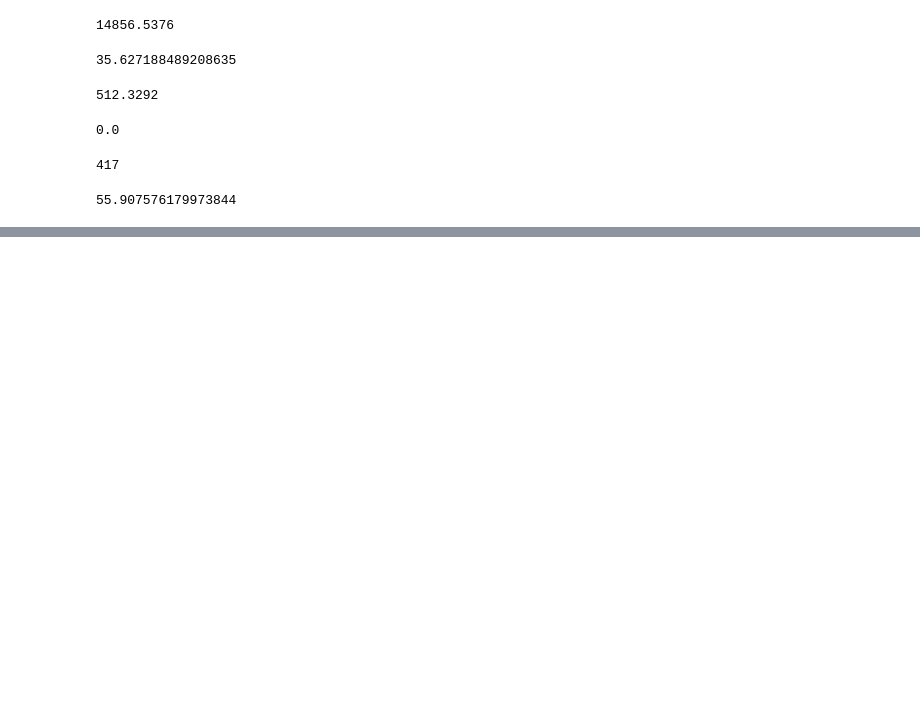
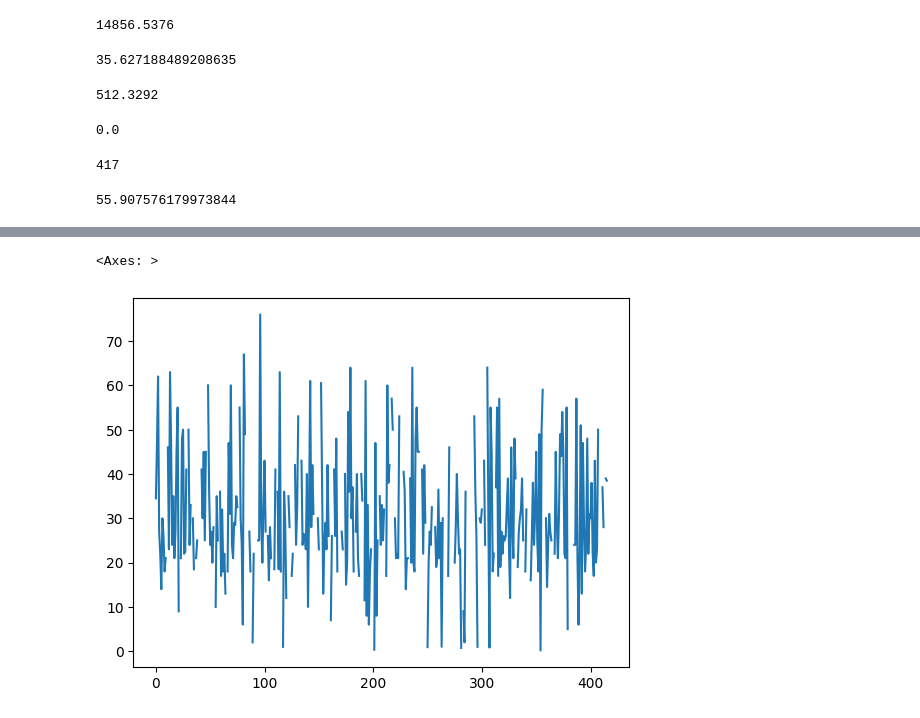
Before and after one commit to hamnasz/Machine-Learning-Lab, a Jupyter notebook: Lab 2/Task1.ipynb, the cells around one changed output, grey strips where cells are left out. Cells and saved outputs as stored; diff of their text form; code cells hidden in the pictures; blank space fills up the shorter version.

```diff
--- a/Lab 2/Task1.ipynb
+++ b/Lab 2/Task1.ipynb
@@ -315,0 +321,5 @@ print(data.Fare.std())
+# %%
+data.Age.plot()
+# %% [output]
+<Axes: >
+[figure, added]
```
Also changed, not shown: parts of 2 cells of this notebook.
